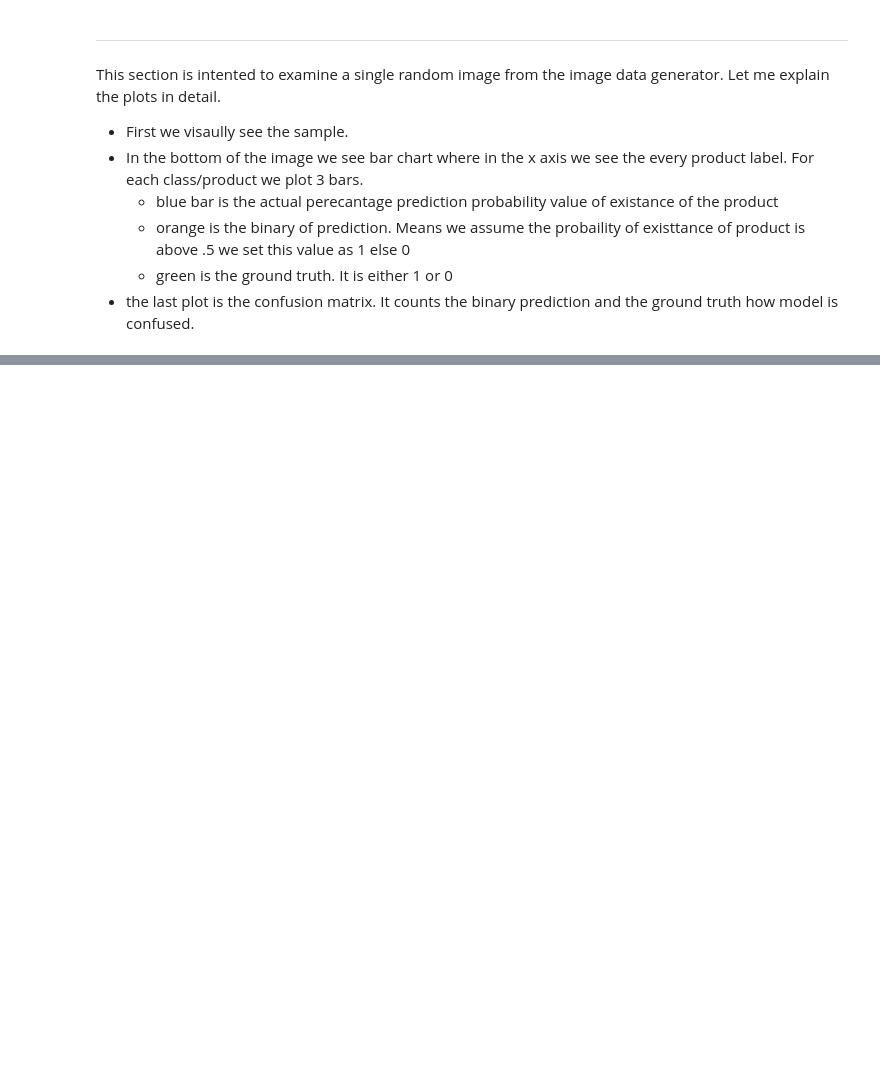
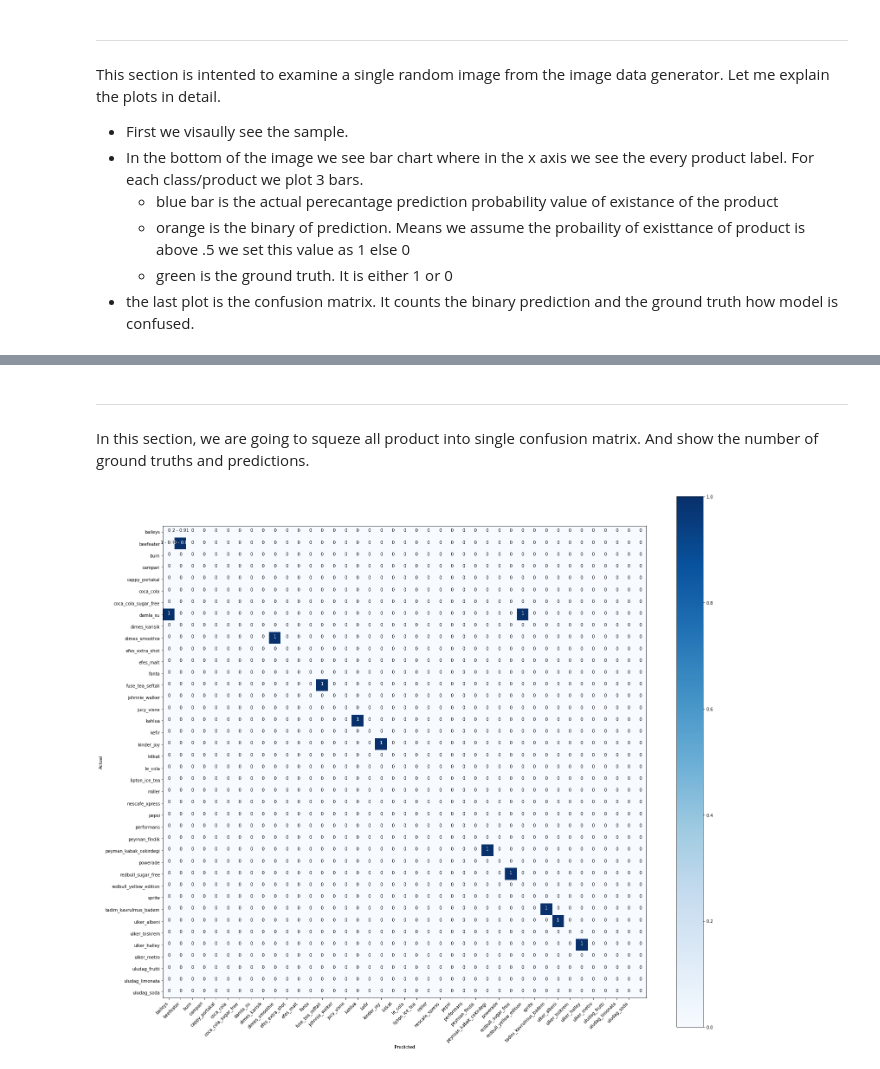
Before and after one commit to hakanonal/minibar, a Jupyter notebook: evaluation.ipynb, the cells around one changed output, grey strips where cells are left out. Drawn from its saved outputs; the diff is of its cells as text; code cells hidden in the pictures; blank space fills up the shorter version.

Commit message:
trying to make a combined confusion matrix for all class/products for classification model evaluations.

```diff
--- a/evaluation.ipynb
+++ b/evaluation.ipynb
@@ -254,0 +305,43 @@ plt.show()
+# %% [markdown]
+---
+In this section, we are going to squeze all product into single confusion matrix. And show the number of ground truths and predictions.
+# %%
+labels = list(test_generator.class_indices.keys())
+master_confusion_matrix = np.zeros((len(labels),len(labels)+1))
+for i in range(len(test_generator)):
+    img_batch,ground_truth = test_generator.next()
+    ground_truth = ground_truth[0].astype(int)
+    prediction = model.predict(img_batch)
+    prediction_binary = np.round(prediction[0])
+    for j in range(len(ground_truth)):
+        if ground_truth[j] == 1 and ground_truth[j] == prediction_binary[j]:
+            master_confusion_matrix[j,j] += 1
+        if ground_truth[j] == 1 and ground_truth[j] != prediction_binary[j]:
+            for k in range(len(prediction)):
+                if prediction_binary[k] == 1 and ground_truth[k] == 0:
+                    master_confusion_matrix[j,k] += 1
+# %%
+fig=plt.figure(figsize=(25, 25))
+plt.imshow(master_confusion_matrix,cmap=plt.cm.Blues,interpolation='nearest')
+plt.colorbar(orientation='vertical')
+plt.xlabel('Predicted')
+plt.ylabel('Actual')
+plt.xticks(ticks=range(len(labels)),labels=labels)
+plt.yticks(ticks=range(len(labels)),labels=labels)
+for i,row in enumerate(master_confusion_matrix):
+    for j,cell in enumerate(row):
+        val_text = "%d"%(master_confusion_matrix[i,j])
+        if i == 1 and j == 0:
+            val_text = "%d - %.2f"%(cm[i,j],recall)
+        if i == 0 and j == 1:
+            val_text = "%d - %.2f"%(cm[i,j],precision)
+        if i == 1 and j == 1:
+            val_text = "%d - %.2f"%(cm[i,j],mean_iou)
+        plt.text(j,i,val_text,horizontalalignment='center',color='white'if master_confusion_matrix[i,j] >master_confusion_matrix.max() / 2. else 'black')
+
+
+
+fig.autofmt_xdate(rotation=45)
+plt.show()
+# %% [output]
+[figure, added]
```
Also changed, not shown: parts of 7 cells of this notebook, 1 other file.
